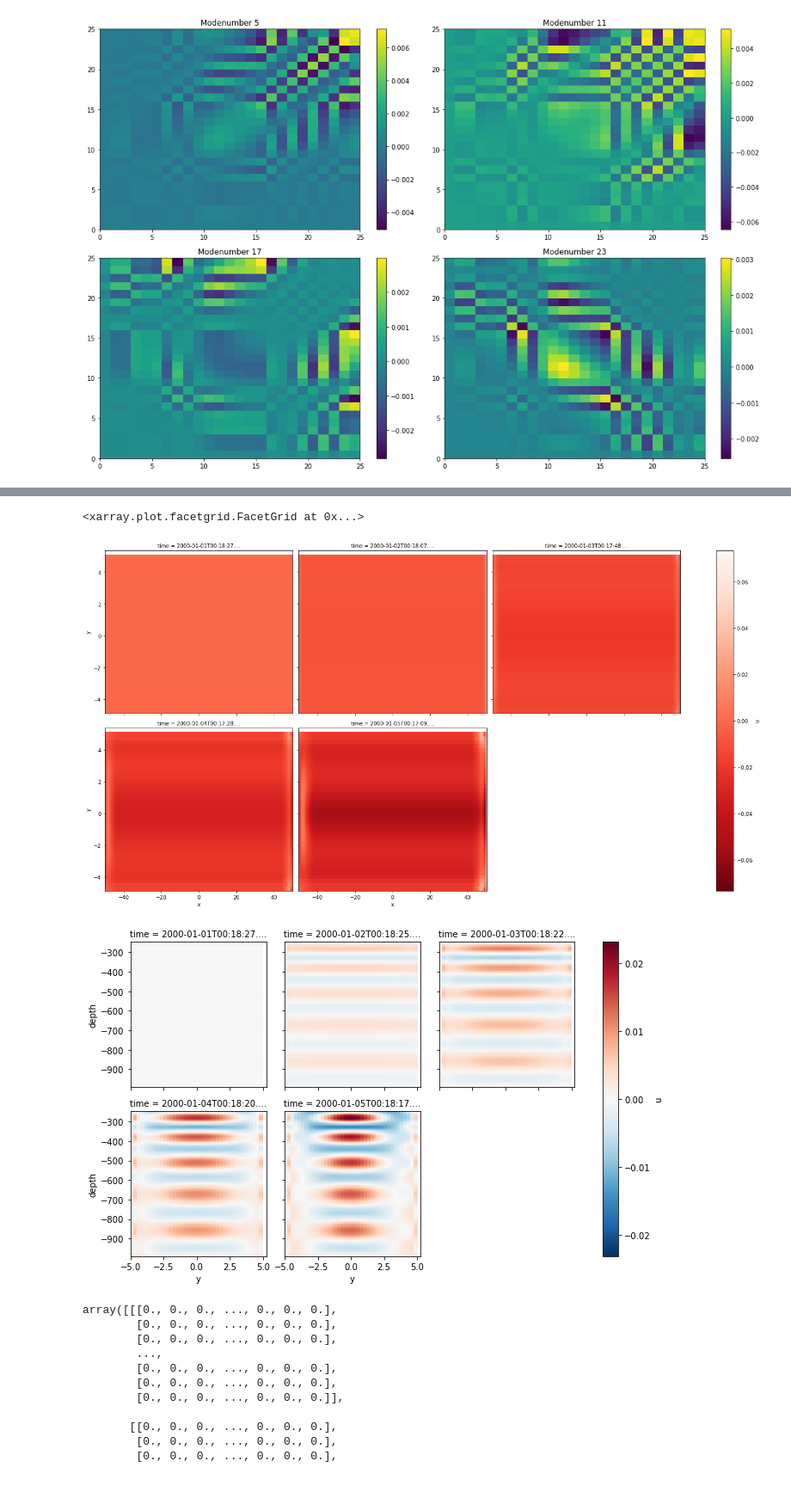
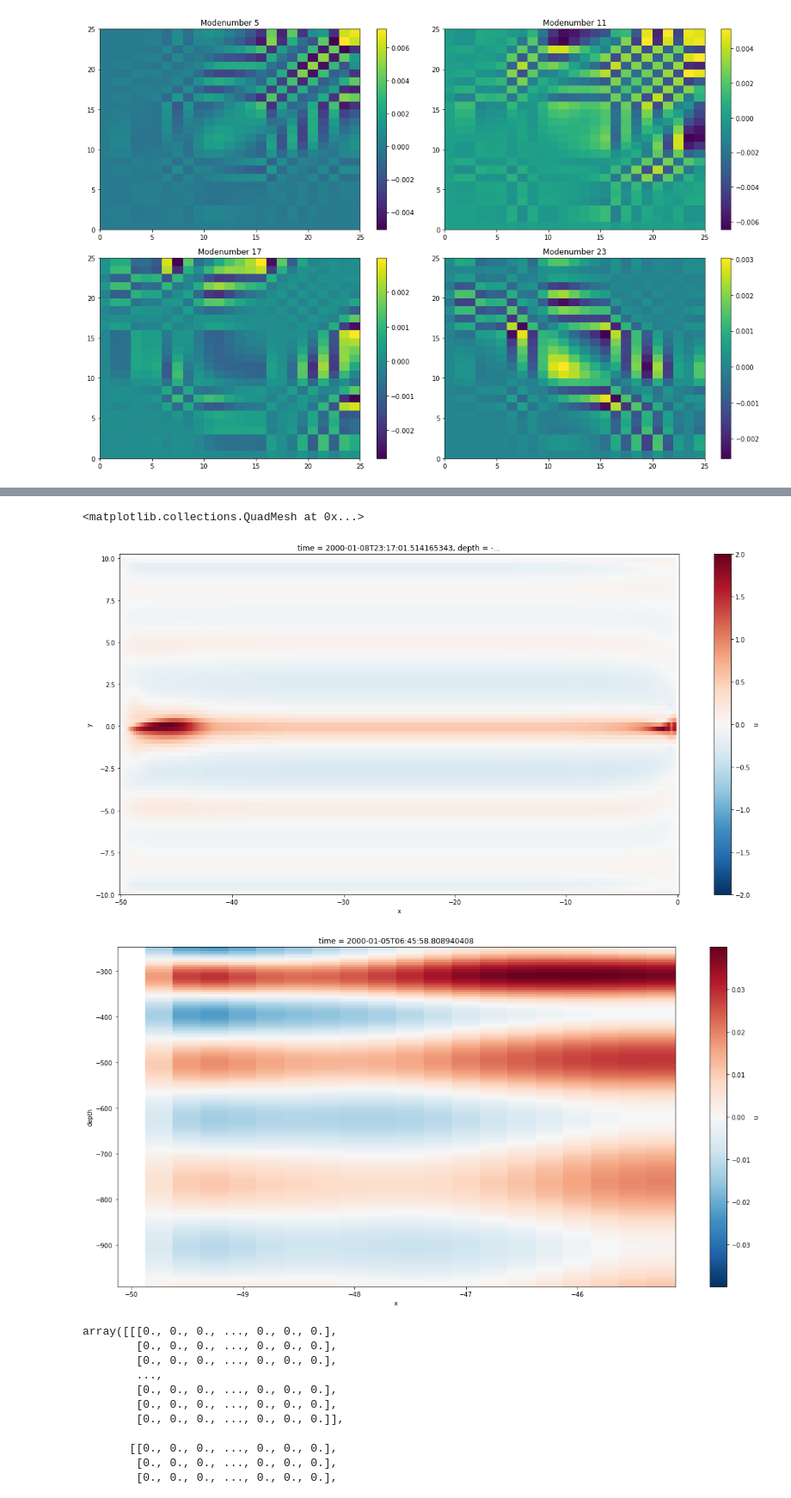
Before and after one commit to vopikamm/multimode-model, a Jupyter notebook: examples/Dunkel/Dunkel.ipynb, the cells around one changed output, grey strips where cells are left out. Shown: that part at 86% size. Saved outputs shown, nothing was run; the diff lists cells and outputs as text; code cells hidden in the pictures.

```diff
--- a/examples/Dunkel/Dunkel.ipynb
+++ b/examples/Dunkel/Dunkel.ipynb
@@ -13,16 +13,16 @@ nmodes = 25
 
 c_grid = StaggeredGrid.regular_lat_lon_c_grid(
     lon_start=-50.0,
-    lon_end=50.0,
-    lat_start=-4.875,
-    lat_end=5.125,
-    nx=100 * 4 + 1,
-    ny=10 * 4 + 1,
+    lon_end=0.0,
+    lat_start=-10.0,
+    lat_end=10.0,
+    nx=50 * 4 + 1,
+    ny=20 * 4 + 1,
     z = np.arange(nmodes)
 )
 # %%
 from multimodemodel import MultimodeParameters, f_on_sphere
-multimode_params = MultimodeParameters(z=depth, Nsq=Nsq, nmodes=nmodes, coriolis_func=f_on_sphere(omega=7.272205e-05), on_grid=c_grid)
+multimode_params = MultimodeParameters(z=depth, Nsq=Nsq, nmodes=nmodes, coriolis_func=f_on_sphere(omega=7.272205e-05), on_grid=c_grid, no_slip=True)
 # %%
 ds = multimode_params.as_dataset
 # %%
@@ -133,7 +133,8 @@ terms = [
     divergence_i, divergence_j,
     laplacian_mixing_u, laplacian_mixing_v,
     linear_damping_u, linear_damping_v,
-    linear_damping_eta, advection_density,
+    linear_damping_eta,
+    advection_density,
     advection_momentum_u, advection_momentum_v,
     zonal_wind
 ]
@@ -154,7 +155,7 @@ def save_as_Dataset(state: State, params: MultimodeParameters):
 # %%
 from multimodemodel import integrate, adams_bashforth3
 
-time = 5 * 24 * 3600.  # 1 year
+time = 10 * 24 * 3600.  # 1 year
 step = c_grid.u.dx.min() / ds.c.values.max() / 10.
 t0 = np.datetime64("2000-01-01")
 # %%
@@ -204,15 +205,15 @@ out['u'] = xr.dot(ds.psi, out.u_tilde)
 out['v'] = xr.dot(ds.psi, out.v_tilde)
 out['h'] = xr.dot(ds.psi, out.h_tilde)
 # %%
-from matplotlib import ticker, cm
-out.u.isel(depth= 20).plot.pcolormesh(x='x', y='y', cmap='Reds_r', col="time", col_wrap=3, figsize=(20,10))
+from matplotlib import colors
+out.u.isel(depth=10, time =4).plot.pcolormesh(x='x', y='y', cmap='RdBu_r', figsize=(20,10))
 # %% [output]
-<xarray.plot.facetgrid.FacetGrid at 0x...>
+<matplotlib.collections.QuadMesh at 0x...>
-[figure, old version]
+[figure, new version]
 # %%
-out.u.isel(i = 200, depth = slice(50,200)).plot.pcolormesh(x='y', y='depth', cmap='RdBu_r', col="time", col_wrap=3);
+out.u.isel(j=20,i = slice(0,20), depth = slice(50,200), time=3).plot.pcolormesh(x='x', y='depth', cmap='RdBu_r', figsize=(20,10), norm=);
 # %% [output]
-[figure, old version]
+[figure, new version]
 # %%
 np.zeros(c_grid.u.shape)
 # %% [output]
```
Also changed, not shown: parts of 3 cells of this notebook, 2 other files.
